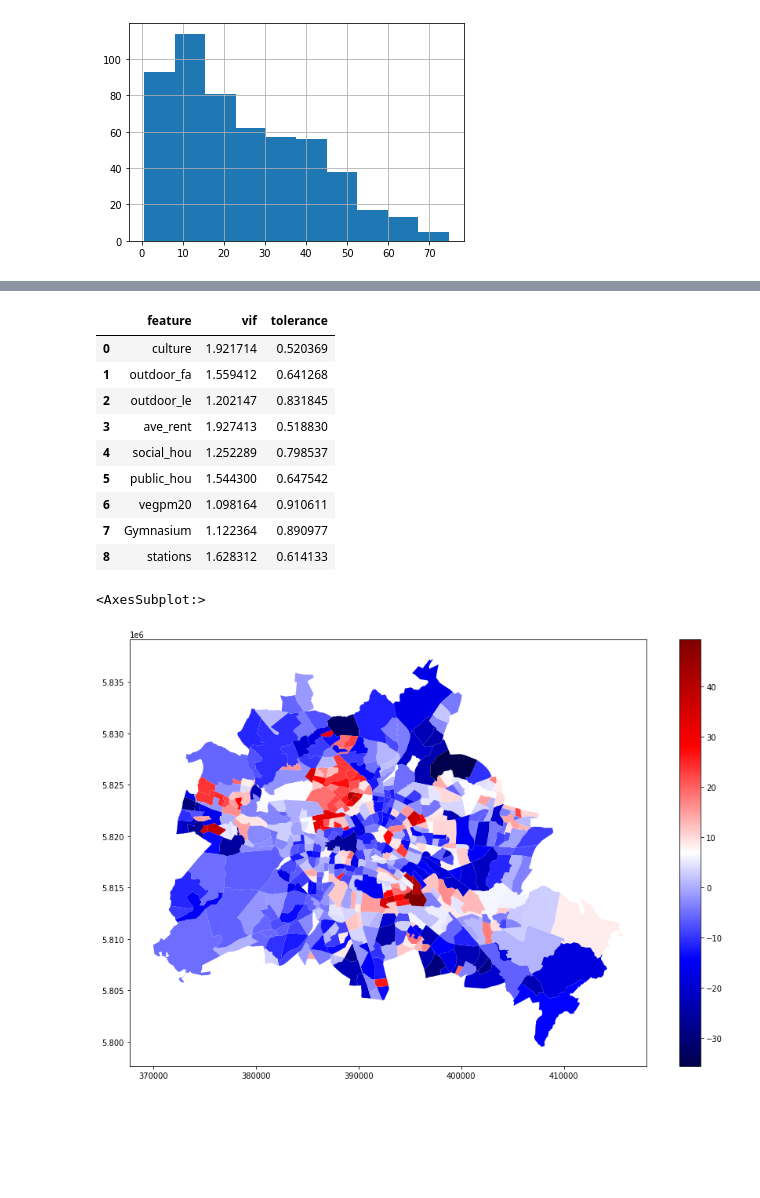
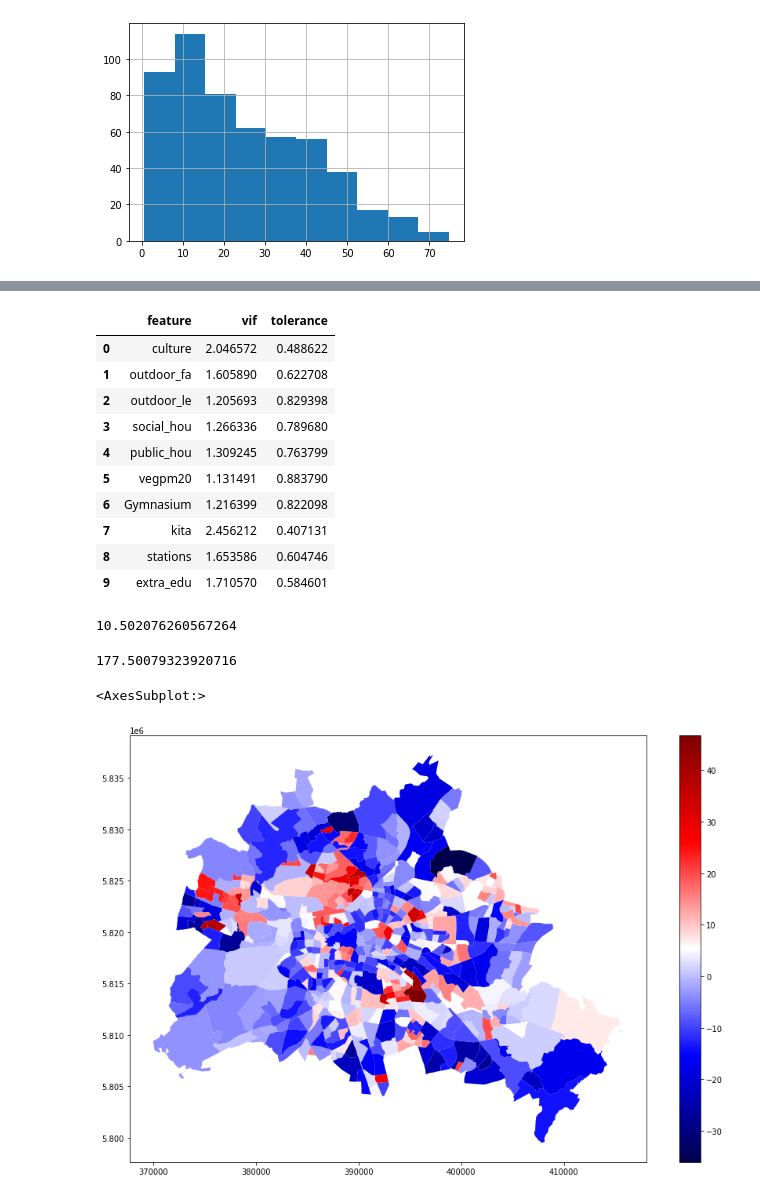
Before and after one commit to Safiaaaaa/YouthInTheCity, a Jupyter notebook: notebooks/safia-basic-model-infra.ipynb, the cells around one changed output, grey strips where cells are left out. Saved outputs shown, nothing was run; the diff lists cells and outputs as text; code cells hidden in the pictures; blank space fills up the shorter version.

```diff
--- a/notebooks/safia-basic-model-infra.ipynb
+++ b/notebooks/safia-basic-model-infra.ipynb
@@ -79,17 +100,20 @@ env.plot('laerm', figsize=(15,10),legend=True)
 selected = gpd.read_file('../YouthInTheCity/data/regression_gdf.shp')
 
 # Select features manually
+
+selected['extra_edu']=selected.loc[:,'education']
+
 selected.drop(columns=['schools', 'universiti', 'kindergart','HK_EU15', 'HK_EU28', 'HK_Polen', 'HK_EheJug', 'HK_EheSU', 'HK_Turk',
               'schools', 'universiti','kindergart','night_life',
                        'mig_rate','HK_Arab', 'HK_Sonst', 'HK_NZOrd', 'BZR_NAME',
               'noise',  'health_car', 'vegpm10', 'change','ch_rate',
             'public_tra', 'green' ,'other_sch', 'secon_sch','vocat_sch',
-                'sp_nee_sch', 'community','night_life', 'water',
+                'sp_nee_sch', 'community','night_life', 'water',  'ave_rent',
               'public_ser','dyn_ew', 'dyn_unempl', 'priv_schoo', 'primary_sc',
-                       'education', 'five_y_pls', 'dyn_sales','air', 'kita','eating','bio'], inplace=True)
+                        'five_y_pls', 'dyn_sales','air', 'education','eating','bio'], inplace=True)
 
 # Export it as shapefile
-selected.to_file('../raw_data/basic_model_gdf.shp', mode="w")
+selected.to_file('../raw_data/infra_model_gdf.shp', mode="w")
 
 # Load it again
-selected = gpd.read_file('../raw_data/basic_model_gdf.shp')
+selected = gpd.read_file('../raw_data/infra_model_gdf.shp')
@@ -146,0 +173,4 @@ Index(['PLR_ID', 'culture', 'outdoor_fa', 'outdoor_le', 'ave_rent',
+# %%
+robust = RobustScaler()
+# %%
+X = robust.fit_transform(X)
@@ -147,8 +193,8 @@ Index(['PLR_ID', 'culture', 'outdoor_fa', 'outdoor_le', 'ave_rent',
 # %%
 columns = [
-        'culture', 'outdoor_fa', 'outdoor_le', 'ave_rent',
-        'social_hou', 'public_hou', 'vegpm20', 'Gymnasium',
-        'stations'
+        'culture', 'outdoor_fa', 'outdoor_le', 'social_hou',
+        'public_hou', 'vegpm20', 'Gymnasium', 'kita', 'stations',
+        'extra_edu'
 ]
 # %%
 m1 = OLS(y,
@@ -218,24 +268,34 @@ v_d = pd.DataFrame({'feature': columns,
 v_d
 # %% [output]
 |  | feature | vif | tolerance |
-| 0 | culture | 1.921714 | 0.520369 |
-| 1 | outdoor_fa | 1.559412 | 0.641268 |
-| 2 | outdoor_le | 1.202147 | 0.831845 |
-| 3 | ave_rent | 1.927413 | 0.518830 |
-| 4 | social_hou | 1.252289 | 0.798537 |
-| 5 | public_hou | 1.544300 | 0.647542 |
-| 6 | vegpm20 | 1.098164 | 0.910611 |
-| 7 | Gymnasium | 1.122364 | 0.890977 |
-| 8 | stations | 1.628312 | 0.614133 |
+| 0 | culture | 2.046572 | 0.488622 |
+| 1 | outdoor_fa | 1.605890 | 0.622708 |
+| 2 | outdoor_le | 1.205693 | 0.829398 |
+| 3 | social_hou | 1.266336 | 0.789680 |
+| 4 | public_hou | 1.309245 | 0.763799 |
+| 5 | vegpm20 | 1.131491 | 0.883790 |
+| 6 | Gymnasium | 1.216399 | 0.822098 |
+| 7 | kita | 2.456212 | 0.407131 |
+| 8 | stations | 1.653586 | 0.604746 |
+| 9 | extra_edu | 1.710570 | 0.584601 |
+# %%
+mae(selected.child_pov, m1.predy)
+# %% [output]
+10.502076260567264
+# %%
+mse(selected.child_pov, m1.predy)
+# %% [output]
+177.50079323920716
 # %%
 # Adding a resituals column to sample dataframe
-selected['residuals'] = m1.u
+res = selected[['PLR_ID', 'geometry']]
+res['residuals'] = m1.u
 
 # plotting residuals - red = underestimation, blue = overestimation
-selected.plot('residuals', figsize=(15,10), cmap= 'seismic', legend=True)
+res.plot('residuals', figsize=(15,10), cmap= 'seismic', legend=True)
 # %% [output]
 <AxesSubplot:>
-[figure, old version]
+[figure, new version]
 # %%
 # instantiating knn
 knn = libpysal.weights.KNN.from_dataframe(selected, k=5)
```
Also changed, not shown: parts of 35 cells of this notebook, 7 other files.
